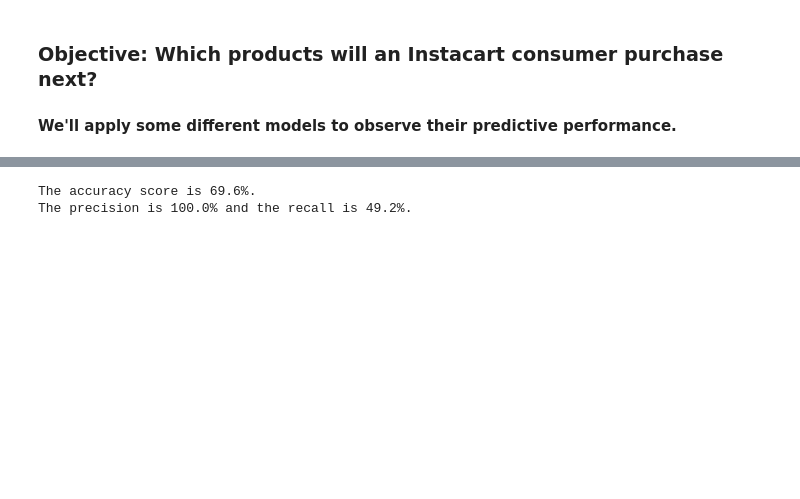
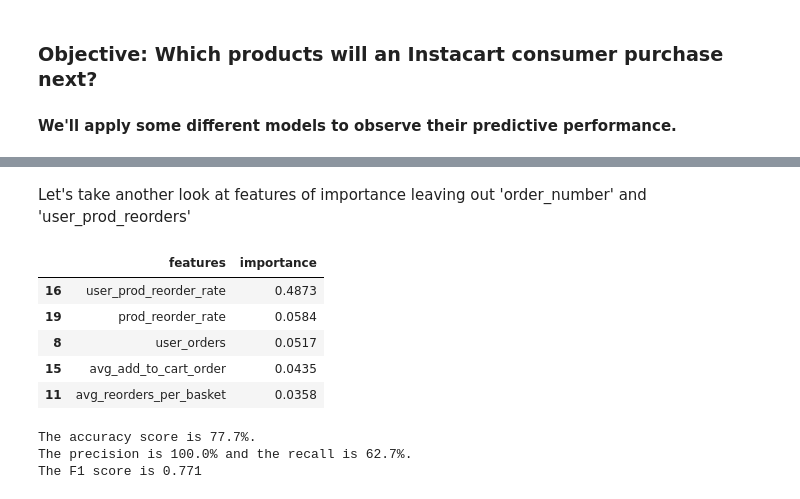
Before and after one commit to paliramuk/market-basket-analysis, a Jupyter notebook: Reorder_Prediction.ipynb, the cells around one changed output, grey strips where cells are left out. Drawn from its saved outputs; the diff is of its cells as text; code cells hidden in the pictures; blank space fills up the shorter version.

```diff
--- a/Reorder_Prediction.ipynb
+++ b/Reorder_Prediction.ipynb
@@ -17,31 +57,64 @@ train_orders_df = pd.read_csv('transformed/train_order_features_sample.csv')
+# %% [markdown]
+Let's take another look at features of importance leaving out 'order_number' and 'user_prod_reorders'
+# %%
+# Utilize RFC to evaluate feature predictive importance
+from sklearn.ensemble import RandomForestClassifier
+
+y = prior_orders_df['reordered']
+X = prior_orders_df.drop(['reordered','order_id', 'user_id','order_number','user_prod_reorders'],axis=1)
+
+cls = RandomForestClassifier(n_estimators=50)
+cls.fit(X, y)
+
+features = X.columns
+feature_importances = cls.feature_importances_
+
+features_df = pd.DataFrame({'features': features, 'importance': feature_importances})
+features_df.sort_values('importance', inplace=True, ascending=False)
+
+features_df.head()
+# %% [output]
+|  | features | importance |
+| 16 | user_prod_reorder_rate | 0.4873 |
+| 19 | prod_reorder_rate | 0.0584 |
+| 8 | user_orders | 0.0517 |
+| 15 | avg_add_to_cart_order | 0.0435 |
+| 11 | avg_reorders_per_basket | 0.0358 |
 # %%
-# evaluate performance using LR
+# evaluate performance using LR using our top predictive features from the 'Features' notebook
 
 from sklearn.linear_model import LogisticRegression
-from sklearn.metrics import accuracy_score, precision_score, recall_score
+from sklearn.metrics import accuracy_score, precision_score, recall_score, f1_score
+
+# add significant features identified less 'user_orders'
+features = ['user_prod_reorder_rate','prod_reorder_rate','avg_add_to_cart_order','avg_reorders_per_basket']
 
 # assign features and targets from training data
-X_prior = prior_orders_df[['user_prod_reorders','user_prod_reorder_rate','prod_reorder_rate','user_orders']]
+X_prior = prior_orders_df[features]
 y_prior = prior_orders_df['reordered']
 
 # initialize validation data
-X_train = train_orders_df[['user_prod_reorders','user_prod_reorder_rate','prod_reorder_rate','user_orders']]
+X_train = train_orders_df[features]
 y_train = train_orders_df['reordered']
 
 lr = LogisticRegression()
 lr.fit(X_prior,y_prior)
 
-# Calculate precision and recall scores
+# Calculate accuracy, precision, recall, and F1 scores
 accuracy = lr.score(X_train,y_train)
 precision = float(precision_score(y_train, lr.predict(X_train)))
 recall = float(recall_score(y_train, lr.predict(X_train)))
+f1 = float(f1_score(y_train, lr.predict(X_train)))
 
 print("The accuracy score is {:.1f}%.".format(accuracy*100))
 
 print("The precision is {:.1f}% and the recall is {:.1f}%.".format(precision * 100, recall * 100))
+
+print("The F1 score is %1.3f\n" % (f1))
 # %% [output]
-The accuracy score is 69.6%.
-The precision is 100.0% and the recall is 49.2%.
+The accuracy score is 77.7%.
+The precision is 100.0% and the recall is 62.7%.
+The F1 score is 0.771
 # %%
 # determine null accuracy
 y_train.value_counts(normalize=True)
```
Also changed, not shown: parts of 9 cells of this notebook, 3 other files.
